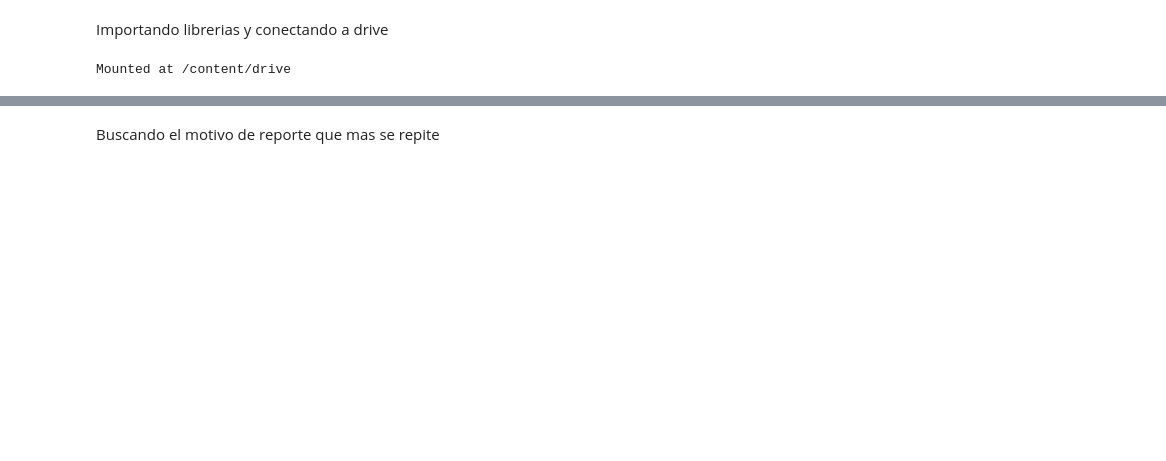
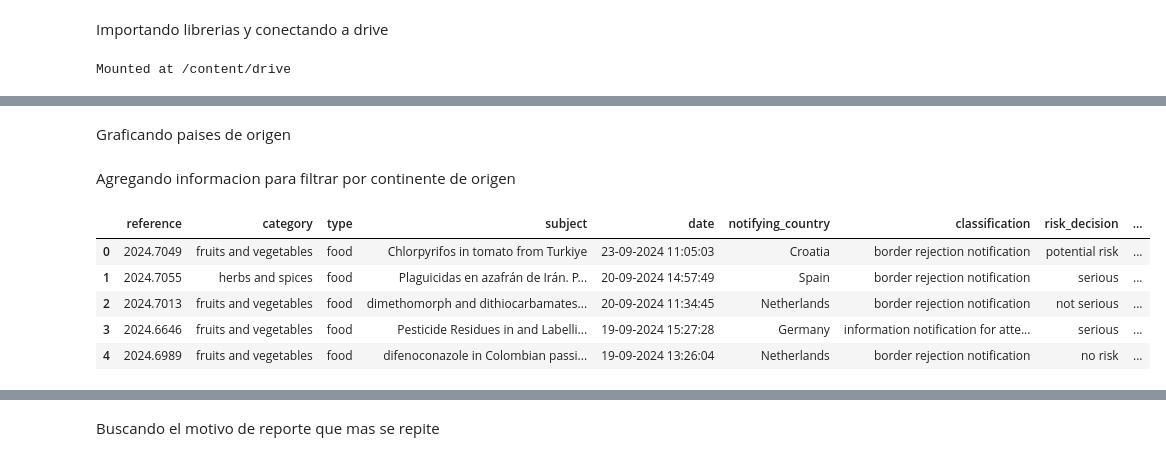
Before and after one commit to DonDairon/Analisis-de-datos, a Jupyter notebook: Call_nominations_data.ipynb, the cells around one changed output, grey strips where cells are left out. Cells and saved outputs as stored; diff of their text form; code cells hidden in the pictures; blank space fills up the shorter version.

```diff
--- a/Call_nominations_data.ipynb
+++ b/Call_nominations_data.ipynb
@@ -19,0 +51,38 @@ df.head()
+# %% [markdown]
+Graficando paises de origen
+# %% [markdown]
+Agregando informacion para filtrar por continente de origen
+# %%
+# Función para convertir el país a continente
+def obtener_continente(pais):
+    try:
+        # Obtener el código Alpha-2 del país usando pycountry
+        codigo_pais = pycountry.countries.lookup(pais).alpha_2
+        # Obtener el código del continente a partir del código del país
+        codigo_continente = pc.country_alpha2_to_continent_code(codigo_pais)
+        # Convertir el código del continente al nombre completo del continente
+        continentes = {
+            'AF': 'Africa',
+            'NA': 'North America',
+            'SA': 'South America',
+            'AS': 'Asia',
+            'EU': 'Europe',
+            'OC': 'Oceania',
+            'AN': 'Antarctica'
+        }
+        return continentes.get(codigo_continente)
+    except Exception as e:
+        return 'Desconocido'  # Retornar 'Desconocido' si no se encuentra el país
+
+# Crear una nueva columna 'Continente' aplicando la función
+df['Continente'] = df['origin'].apply(obtener_continente)
+
+# Mostrar el DataFrame con la nueva columna
+(df.head())
+# %% [output]
+|  | reference | category | type | subject | date | notifying_country | classification | risk_decision | ... |
+| 0 | 2024.7049 | fruits and vegetables | food | Chlorpyrifos in tomato from Turkiye | 23-09-2024 11:05:03 | Croatia | border rejection notification | potential risk | ... |
+| 1 | 2024.7055 | herbs and spices | food | Plaguicidas en azafrán de Irán. P... | 20-09-2024 14:57:49 | Spain | border rejection notification | serious | ... |
+| 2 | 2024.7013 | fruits and vegetables | food | dimethomorph and dithiocarbamates... | 20-09-2024 11:34:45 | Netherlands | border rejection notification | not serious | ... |
+| 3 | 2024.6646 | fruits and vegetables | food | Pesticide Residues in and Labelli... | 19-09-2024 15:27:28 | Germany | information notification for atte... | serious | ... |
+| 4 | 2024.6989 | fruits and vegetables | food | difenoconazole in Colombian passi... | 19-09-2024 13:26:04 | Netherlands | border rejection notification | no risk | ... |
```
Also changed, not shown: parts of 22 cells of this notebook.
